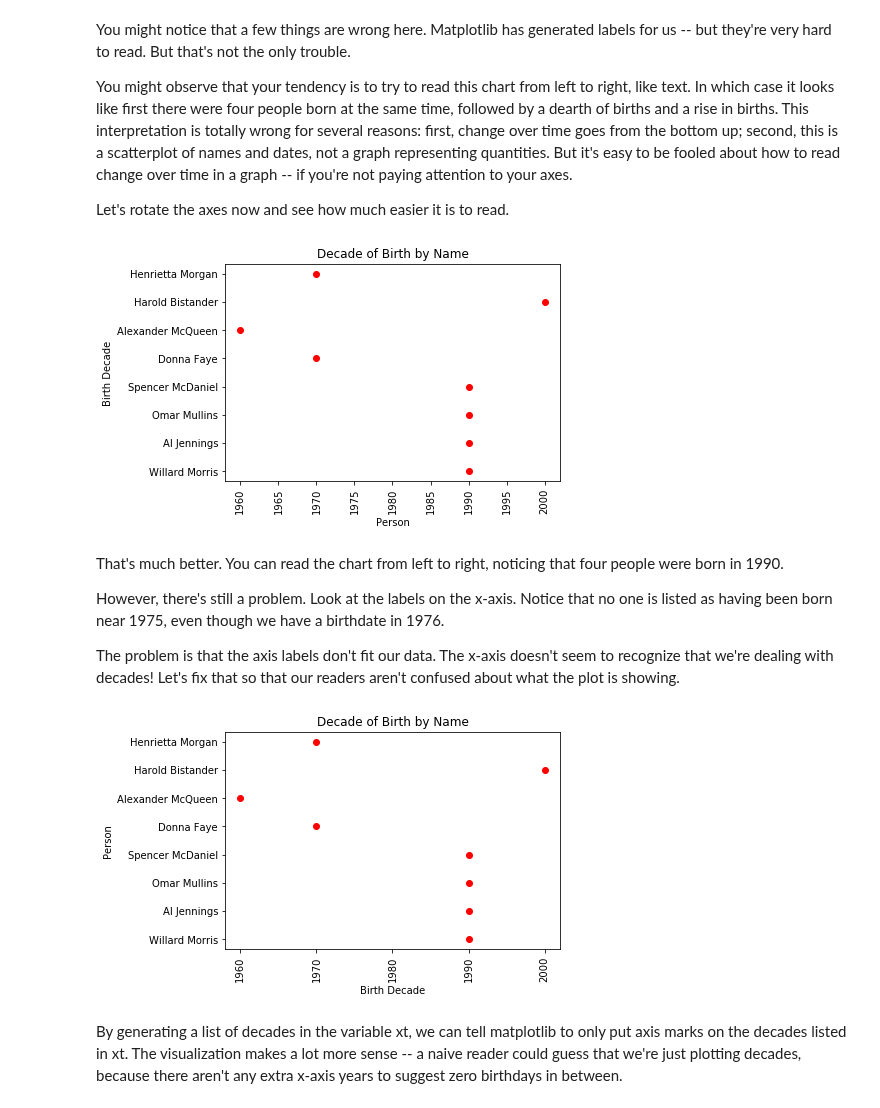
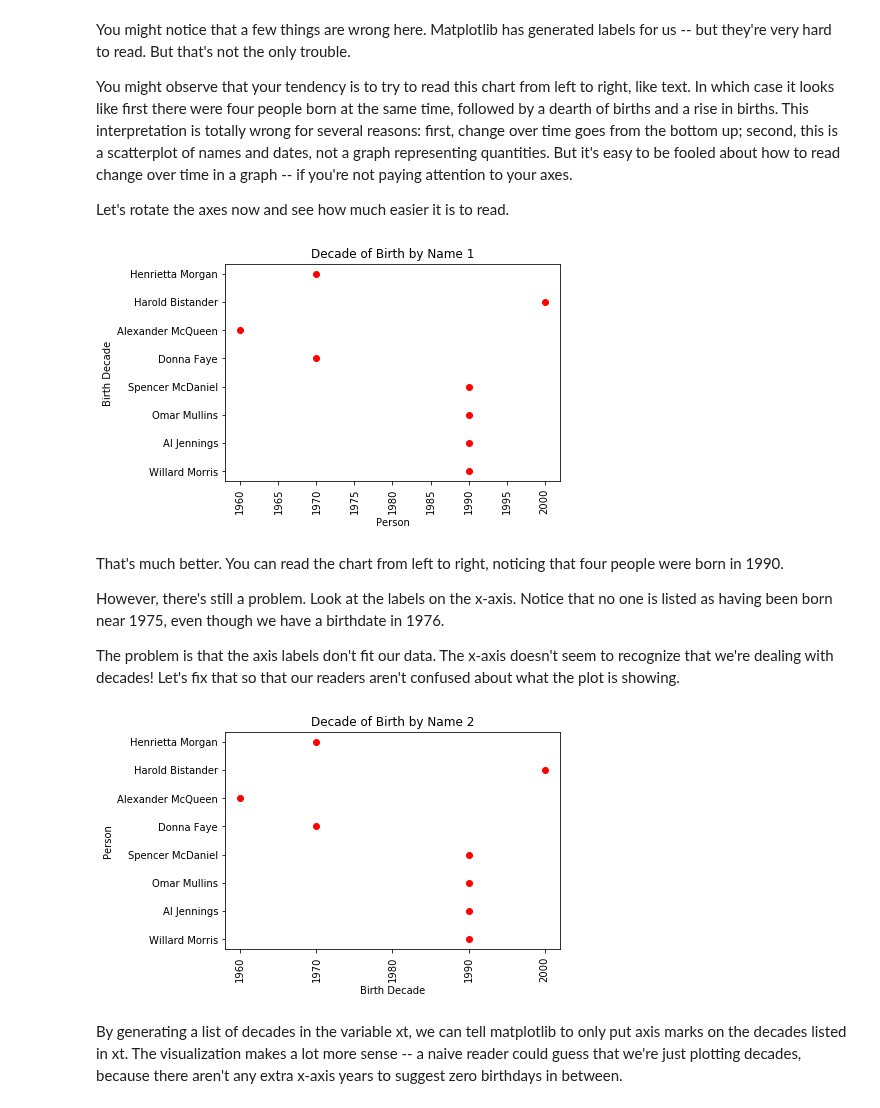
Before and after one commit to stephbuon/digital-history, a Jupyter notebook: hist3368-week5-plotting-change-over-time/hist3368-week5-plotting-change-over-time.ipynb, the cells around one changed output. Drawn from its saved outputs; the diff is of its cells as text; code cells hidden in the pictures.

```diff
--- a/hist3368-week5-plotting-change-over-time/hist3368-week5-plotting-change-over-time.ipynb
+++ b/hist3368-week5-plotting-change-over-time/hist3368-week5-plotting-change-over-time.ipynb
@@ -203,13 +207,13 @@ Let's rotate the axes now and see how much easier it is to read.
 # %%
 %matplotlib inline
 plt.scatter(df.decade, df.name, color='red') # notice that we've switched the order so that decade is plotted on the x axis
 plt.xticks(rotation=90) # puts the labels at a 90 angle so that they fit
 plt.ylabel("Birth Decade") # don't forget to label the axes
 plt.xlabel("Person")
-plt.title("Decade of Birth by Name") # and label the plot!
+plt.title("Decade of Birth by Name 1") # and label the plot!
 plt.show()
 # %% [output]
-[figure, old version]
+[figure, new version]
 # %% [markdown]
 That's much better.  You can read the chart from left to right, noticing that four people were born in 1990.
 
@@ -233,10 +237,10 @@ plt.xlabel("Birth Decade")
 plt.ylabel("Person")
 plt.xticks(rotation=90)
 plt.xticks(xt) # this line of code tells the plot to put axes only on the list of number in xt -- that is, whole decade numbers
-plt.title("Decade of Birth by Name")
+plt.title("Decade of Birth by Name 2")
 plt.show()
 # %% [output]
-[figure, old version]
+[figure, new version]
 # %% [markdown]
 By generating a list of decades in the variable xt, we can tell matplotlib to only put axis marks on the decades listed in xt.  The visualization makes a lot more sense -- a naive reader could guess that we're just plotting decades, because there aren't any extra x-axis years to suggest zero birthdays in between.
 # %% [markdown]
```
Also changed, not shown: parts of 7 cells of this notebook.
